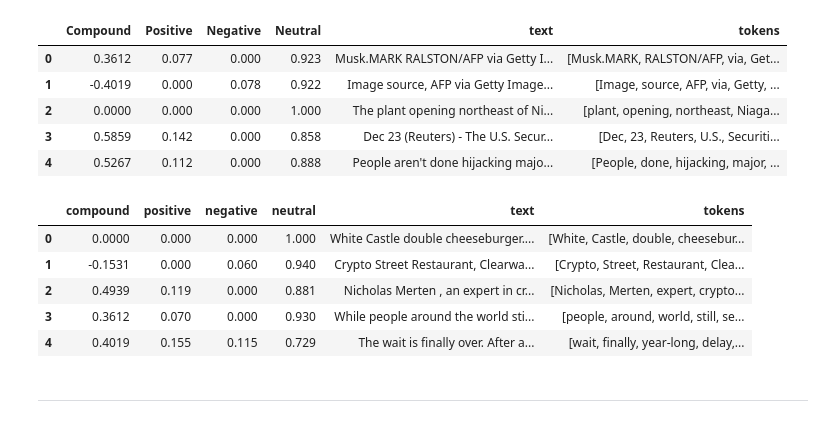
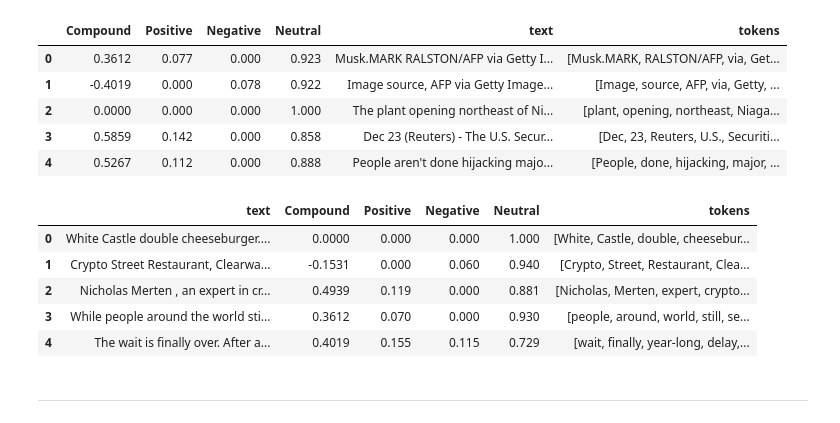
Before and after one commit to pdellis85/Crypto_Sentiment_Analysis, a Jupyter notebook: Starter_Code/crypto_sentiment.ipynb, the cells around one changed output. Cells and saved outputs as stored; diff of their text form; code cells hidden in the pictures.

```diff
--- a/Starter_Code/crypto_sentiment.ipynb
+++ b/Starter_Code/crypto_sentiment.ipynb
@@ -258,15 +258,15 @@ btc_df.head()
 | 4 | 0.5267 | 0.112 | 0.000 | 0.888 | People aren't done hijacking majo... | [People, done, hijacking, major, ... |
 # %%
 # Create a new tokens column for Ethereum
-eth_score_df["tokens"] = eth_score_df.text.apply(tokenizer)
-eth_score_df.head()
+eth_df["tokens"] = eth_df.text.apply(tokenizer)
+eth_df.head()
 # %% [output]
-|  | compound | positive | negative | neutral | text | tokens |
-| 0 | 0.0000 | 0.000 | 0.000 | 1.000 | White Castle double cheeseburger.... | [White, Castle, double, cheesebur... |
-| 1 | -0.1531 | 0.000 | 0.060 | 0.940 | Crypto Street Restaurant, Clearwa... | [Crypto, Street, Restaurant, Clea... |
-| 2 | 0.4939 | 0.119 | 0.000 | 0.881 | Nicholas Merten , an expert in cr... | [Nicholas, Merten, expert, crypto... |
-| 3 | 0.3612 | 0.070 | 0.000 | 0.930 | While people around the world sti... | [people, around, world, still, se... |
-| 4 | 0.4019 | 0.155 | 0.115 | 0.729 | The wait is finally over. After a... | [wait, finally, year-long, delay,... |
+|  | text | Compound | Positive | Negative | Neutral | tokens |
+| 0 | White Castle double cheeseburger.... | 0.0000 | 0.000 | 0.000 | 1.000 | [White, Castle, double, cheesebur... |
+| 1 | Crypto Street Restaurant, Clearwa... | -0.1531 | 0.000 | 0.060 | 0.940 | [Crypto, Street, Restaurant, Clea... |
+| 2 | Nicholas Merten , an expert in cr... | 0.4939 | 0.119 | 0.000 | 0.881 | [Nicholas, Merten, expert, crypto... |
+| 3 | While people around the world sti... | 0.3612 | 0.070 | 0.000 | 0.930 | [people, around, world, still, se... |
+| 4 | The wait is finally over. After a... | 0.4019 | 0.155 | 0.115 | 0.729 | [wait, finally, year-long, delay,... |
 # %% [markdown]
 ---
 # %% [markdown]
```
Also changed, not shown: parts of 15 cells of this notebook, 2 other files.
